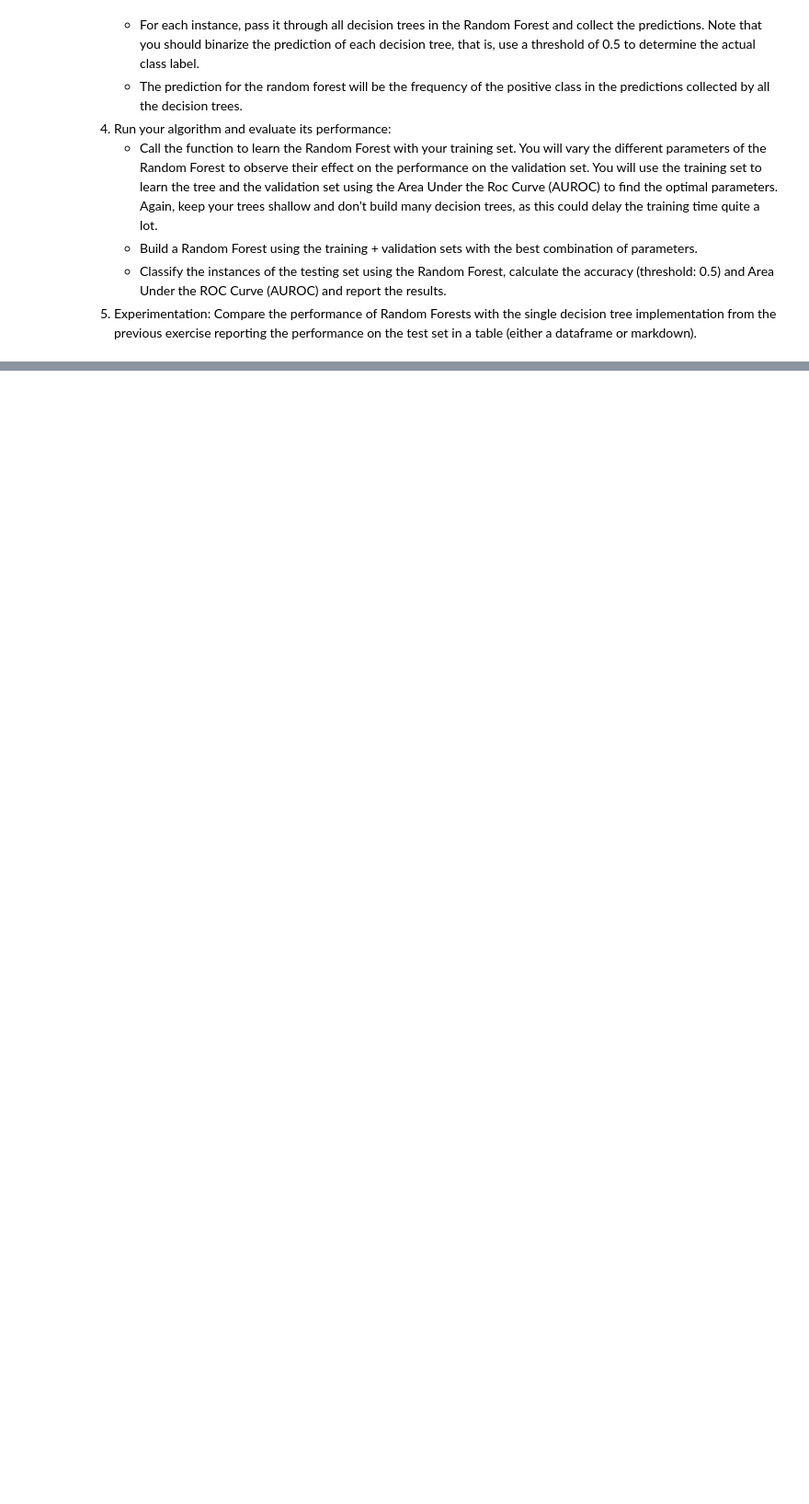
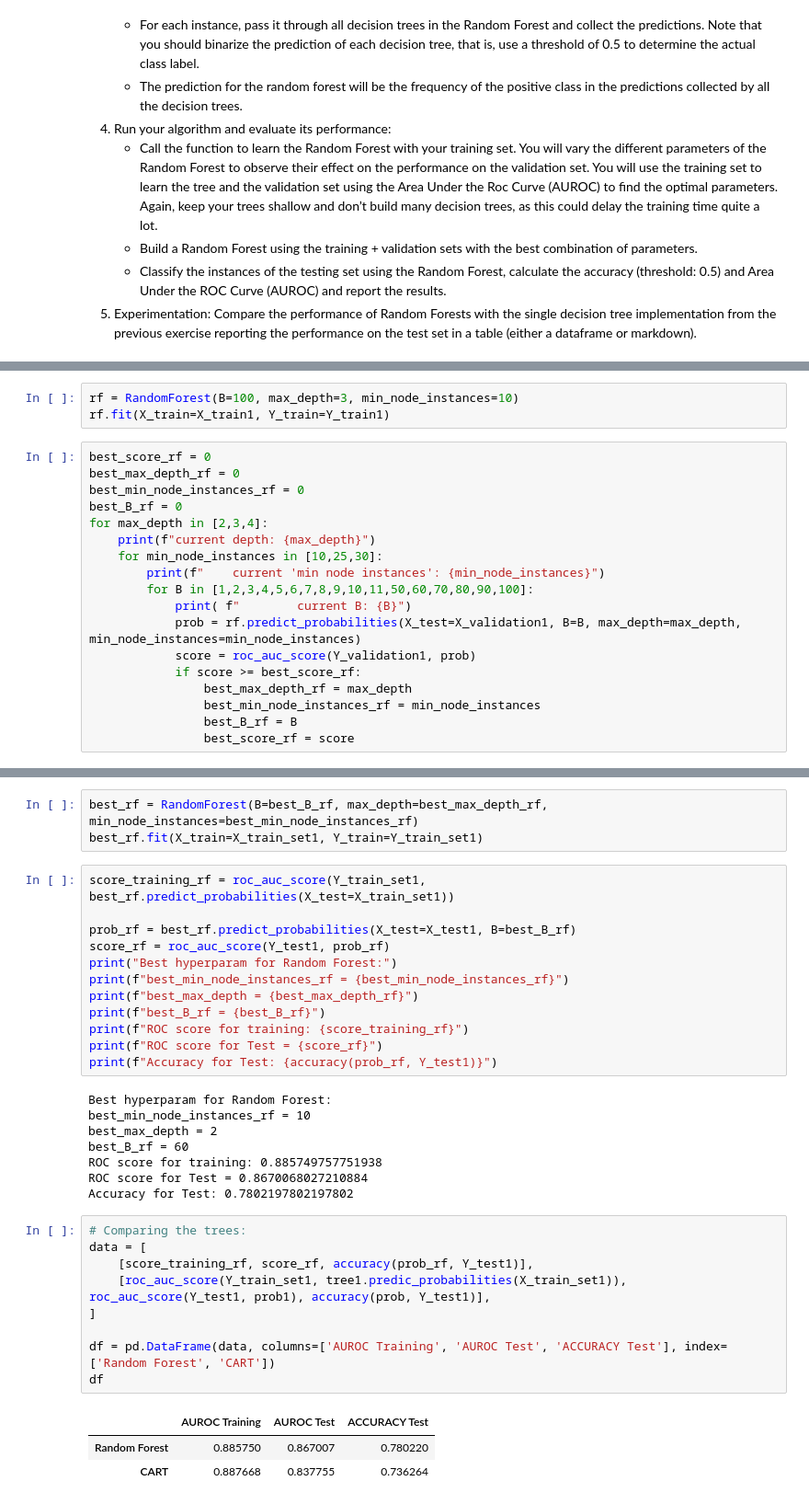
Before and after one commit to matheuspinto4/TACD, a Jupyter notebook: tarefas/tarefa4/Tarefa_4_template.ipynb, the cells around one changed output, grey strips where cells are left out. Shown at 92% size. Cells and saved outputs as stored; diff of their text form; blank space fills up the shorter version.

```diff
--- a/tarefas/tarefa4/Tarefa_4_template.ipynb
+++ b/tarefas/tarefa4/Tarefa_4_template.ipynb
@@ -686,0 +623,21 @@ IndentationError: unexpected indent (4241102201.py, line 2)
+# %%
+rf = RandomForest(B=100, max_depth=3, min_node_instances=10)
+rf.fit(X_train=X_train1, Y_train=Y_train1)
+# %%
+best_score_rf = 0
+best_max_depth_rf = 0
+best_min_node_instances_rf = 0
+best_B_rf = 0
+for max_depth in [2,3,4]:
+    print(f"current depth: {max_depth}")
+    for min_node_instances in [10,25,30]:
+        print(f"    current 'min node instances': {min_node_instances}")
+        for B in [1,2,3,4,5,6,7,8,9,10,11,50,60,70,80,90,100]:
+            print( f"        current B: {B}")
+            prob = rf.predict_probabilities(X_test=X_validation1, B=B, max_depth=max_depth, min_node_instances=min_node_instances)
+            score = roc_auc_score(Y_validation1, prob)
+            if score >= best_score_rf:
+                best_max_depth_rf = max_depth
+                best_min_node_instances_rf = min_node_instances
+                best_B_rf = B
+                best_score_rf = score
@@ -687,3 +662,39 @@ IndentationError: unexpected indent (4241102201.py, line 2)
+# %%
+best_rf = RandomForest(B=best_B_rf, max_depth=best_max_depth_rf, min_node_instances=best_min_node_instances_rf)
+best_rf.fit(X_train=X_train_set1, Y_train=Y_train_set1)
+# %%
+score_training_rf = roc_auc_score(Y_train_set1, best_rf.predict_probabilities(X_test=X_train_set1))
+
+prob_rf = best_rf.predict_probabilities(X_test=X_test1, B=best_B_rf)
+score_rf = roc_auc_score(Y_test1, prob_rf)
+print("Best hyperparam for Random Forest:")
+print(f"best_min_node_instances_rf = {best_min_node_instances_rf}")
+print(f"best_max_depth = {best_max_depth_rf}")
+print(f"best_B_rf = {best_B_rf}")
+print(f"ROC score for training: {score_training_rf}")
+print(f"ROC score for Test = {score_rf}")
+print(f"Accuracy for Test: {accuracy(prob_rf, Y_test1)}")
+# %% [output]
+Best hyperparam for Random Forest:
+best_min_node_instances_rf = 10
+best_max_depth = 2
+best_B_rf = 60
+ROC score for training: 0.885749757751938
+ROC score for Test = 0.8670068027210884
+Accuracy for Test: 0.7802197802197802
+# %%
+# Comparing the trees:
+data = [
+    [score_training_rf, score_rf, accuracy(prob_rf, Y_test1)],
+    [roc_auc_score(Y_train_set1, tree1.predic_probabilities(X_train_set1)), roc_auc_score(Y_test1, prob1), accuracy(prob, Y_test1)],
+]
+
+df = pd.DataFrame(data, columns=['AUROC Training', 'AUROC Test', 'ACCURACY Test'], index=['Random Forest', 'CART'])
+df
+# %% [output]
+|  | AUROC Training | AUROC Test | ACCURACY Test |
+| Random Forest | 0.885750 | 0.867007 | 0.780220 |
+| CART | 0.887668 | 0.837755 | 0.736264 |
 # %% [markdown]
 ## K-Means
 ## Part 3 – Clustering with K-means (value: 40%)
```
Also changed, not shown: parts of 18 cells of this notebook, 1 other file.
